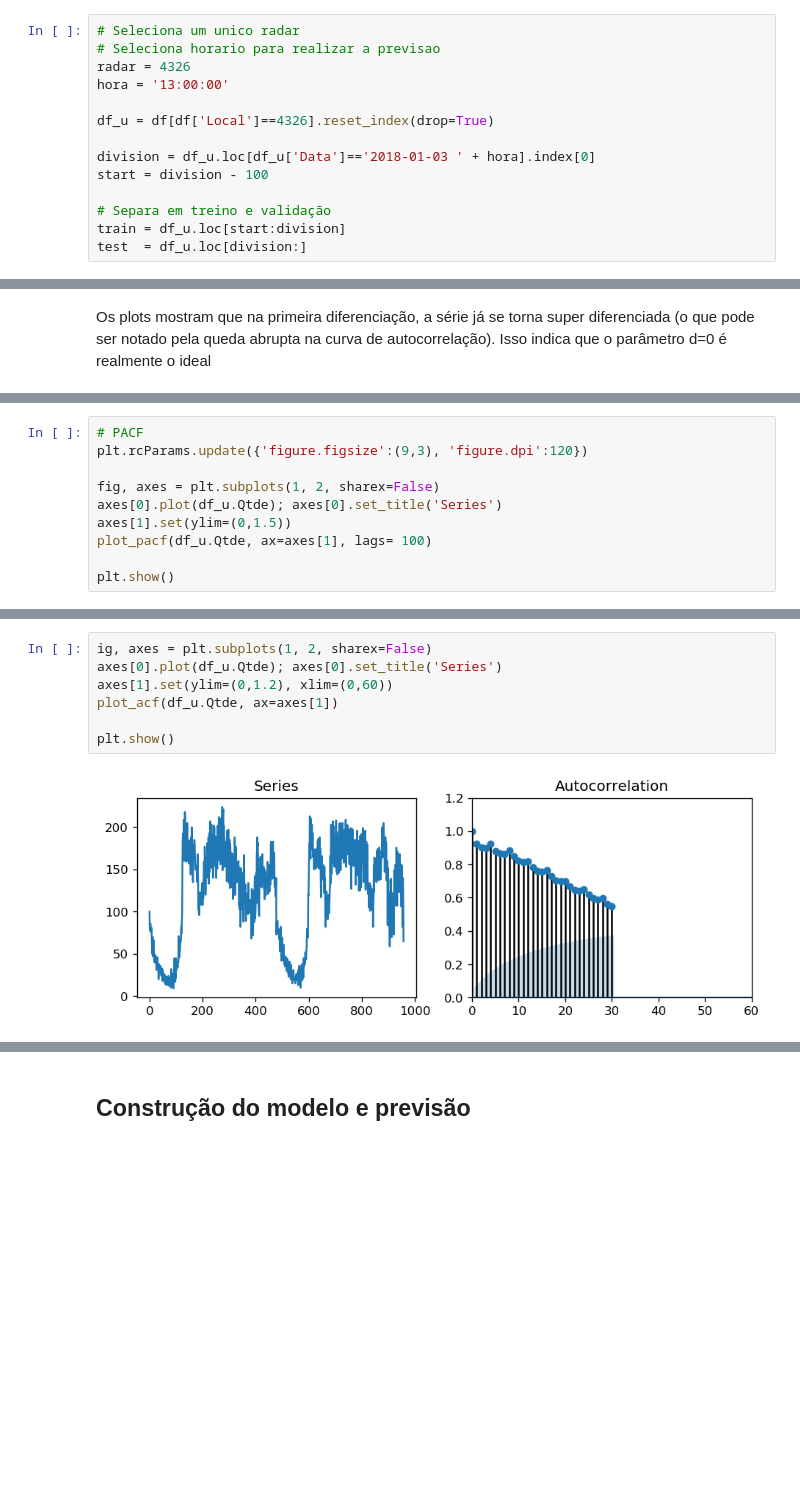
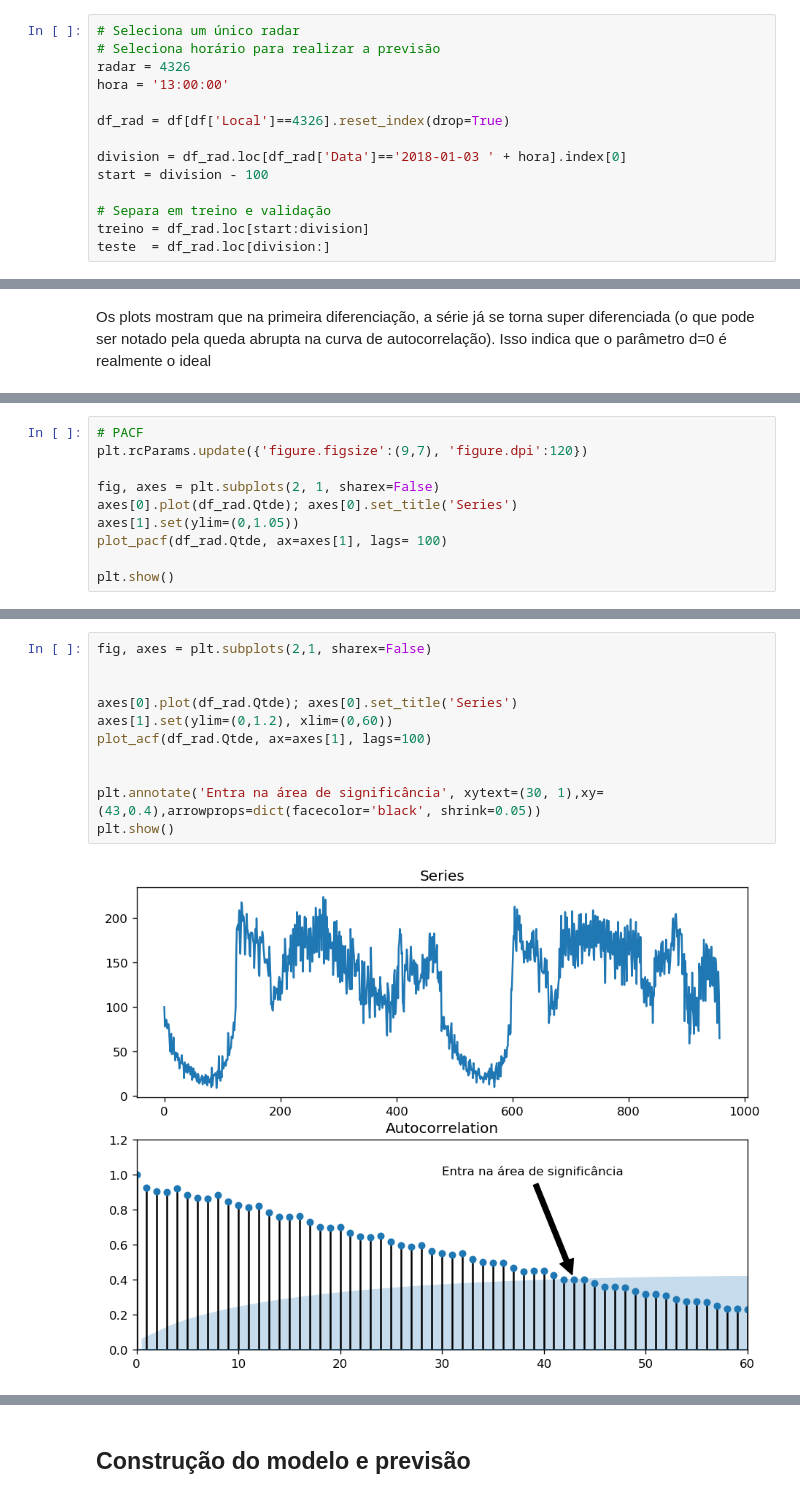
Before and after one commit to guilistocco/Laboratorio_ARIMA, a Jupyter notebook: Laboratorio_ARIMA_gabarito.ipynb, the cells around one changed output, grey strips where cells are left out. Drawn from its saved outputs; the diff is of its cells as text; blank space fills up the shorter version.

```diff
--- a/Laboratorio_ARIMA_gabarito.ipynb
+++ b/Laboratorio_ARIMA_gabarito.ipynb
@@ -177,15 +185,15 @@ Apesar de parecerem muitos os outliers, que são velocidades negativas ou acima
 # %%
-# Seleciona um unico radar
-# Seleciona horario para realizar a previsao
+# Seleciona um único radar
+# Seleciona horário para realizar a previsão
 radar = 4326
 hora = '13:00:00'
 
-df_u = df[df['Local']==4326].reset_index(drop=True)
+df_rad = df[df['Local']==4326].reset_index(drop=True)
 
-division = df_u.loc[df_u['Data']=='2018-01-03 ' + hora].index[0]
+division = df_rad.loc[df_rad['Data']=='2018-01-03 ' + hora].index[0]
 start = division - 100
 
 # Separa em treino e validação
-train = df_u.loc[start:division]
-test  = df_u.loc[division:]
+treino = df_rad.loc[start:division]
+teste  = df_rad.loc[division:]
 # %% [markdown]
@@ -230,11 +246,11 @@ Os plots mostram que na primeira diferenciação, a série já se torna super di
 # %%
 # PACF
-plt.rcParams.update({'figure.figsize':(9,3), 'figure.dpi':120})
+plt.rcParams.update({'figure.figsize':(9,7), 'figure.dpi':120})
 
-fig, axes = plt.subplots(1, 2, sharex=False)
-axes[0].plot(df_u.Qtde); axes[0].set_title('Series')
-axes[1].set(ylim=(0,1.5))
-plot_pacf(df_u.Qtde, ax=axes[1], lags= 100)
+fig, axes = plt.subplots(2, 1, sharex=False)
+axes[0].plot(df_rad.Qtde); axes[0].set_title('Series')
+axes[1].set(ylim=(0,1.05))
+plot_pacf(df_rad.Qtde, ax=axes[1], lags= 100)
 
 plt.show()
 # %% [output]
@@ -246,10 +266,14 @@ Pelo gráfico, vemos que os quatro primeiros lags possuem correlação acima do
 # %%
-ig, axes = plt.subplots(1, 2, sharex=False)
-axes[0].plot(df_u.Qtde); axes[0].set_title('Series')
+fig, axes = plt.subplots(2,1, sharex=False)
+
+
+axes[0].plot(df_rad.Qtde); axes[0].set_title('Series')
 axes[1].set(ylim=(0,1.2), xlim=(0,60))
-plot_acf(df_u.Qtde, ax=axes[1])
+plot_acf(df_rad.Qtde, ax=axes[1], lags=100)
 
+
+plt.annotate('Entra na área de significância', xytext=(30, 1),xy=(43,0.4),arrowprops=dict(facecolor='black', shrink=0.05))
 plt.show()
 # %% [output]
-[figure, old version]
+[figure, new version]
 # %% [markdown]
```
Also changed, not shown: parts of 20 cells of this notebook.
